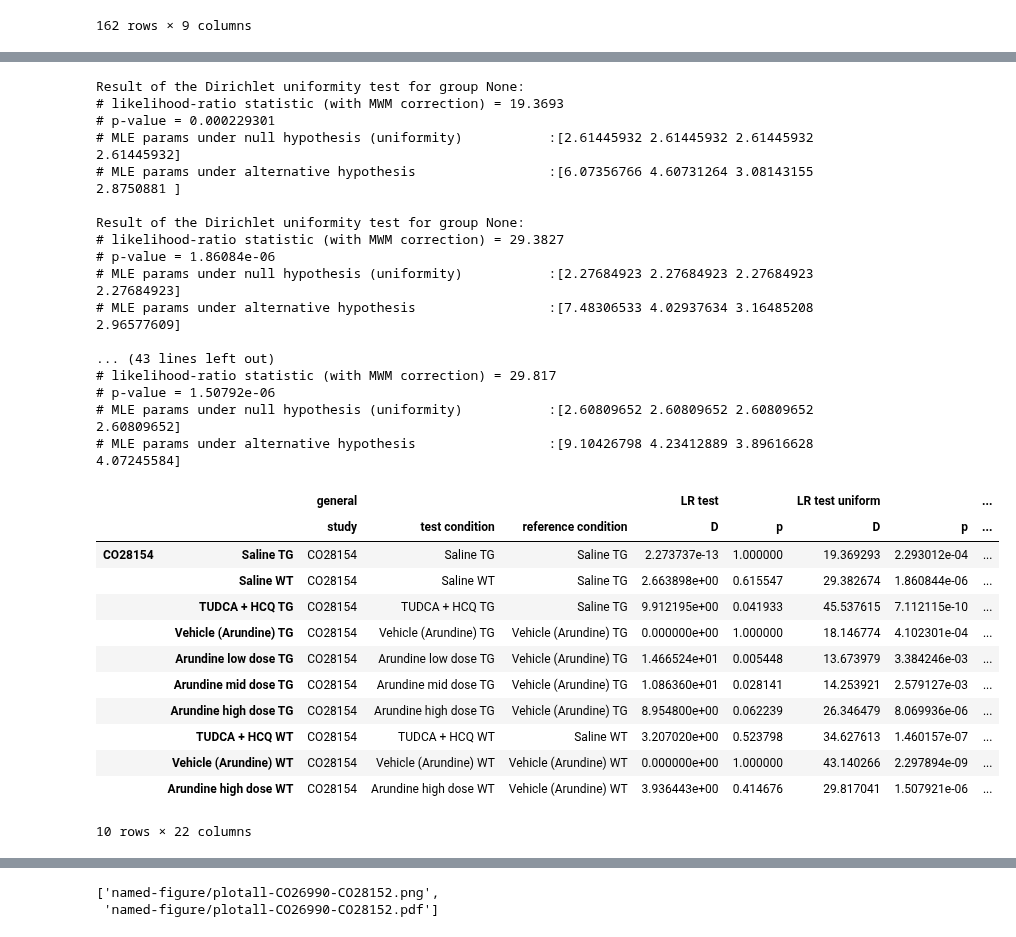
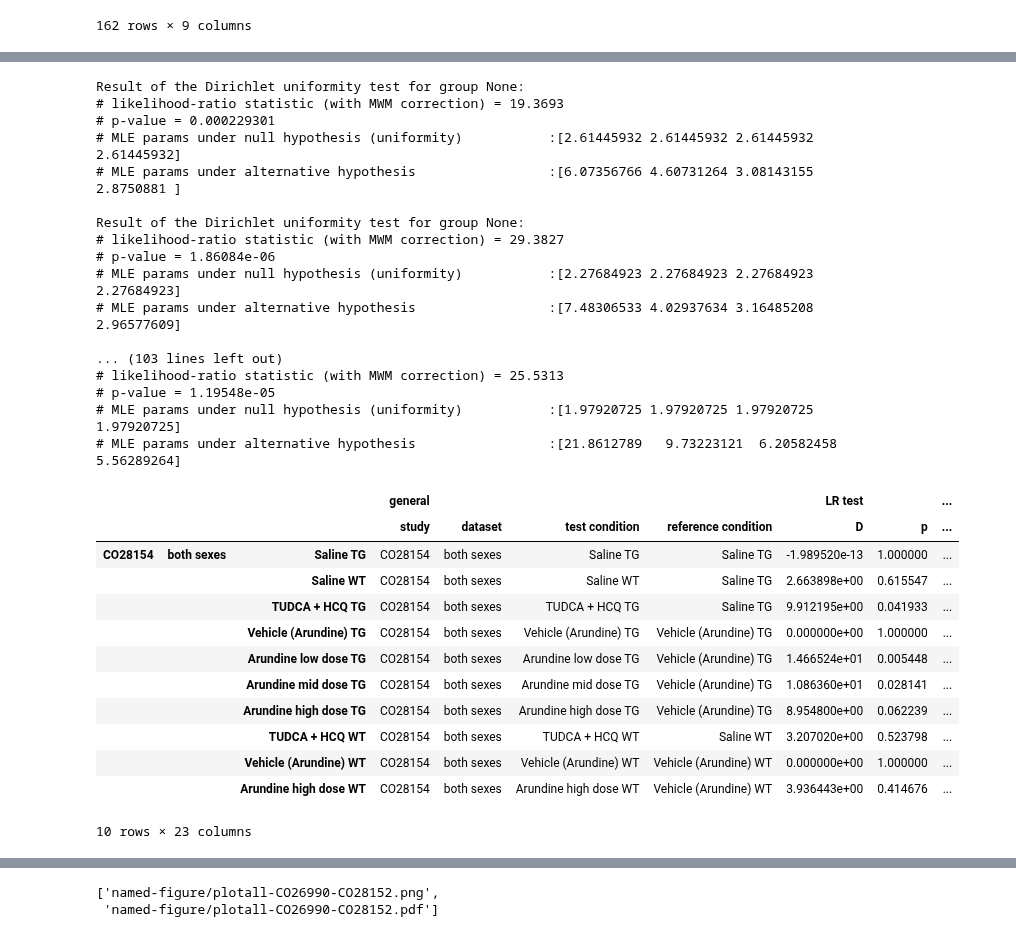
Before and after one commit to attilagk/CTNS-notebook, a Jupyter notebook: 2024-06-26-mwm-test-probe-CO28154/2024-06-26-mwm-test-probe-CO28154.ipynb, the cells around one changed output, grey strips where cells are left out. Drawn from its saved outputs; the diff is of its cells as text; code cells hidden in the pictures.

```diff
--- a/2024-06-26-mwm-test-probe-CO28154/2024-06-26-mwm-test-probe-CO28154.ipynb
+++ b/2024-06-26-mwm-test-probe-CO28154/2024-06-26-mwm-test-probe-CO28154.ipynb
@@ -116,3 +118,5 @@ data_CO28154
+# %%
+data_CO26990_m, data_CO28152_m, data_CO28154_m = [df.loc[df['Sex'] == 'm'] for df in [data_CO26990, data_CO28152, data_CO28154]]
 # %%
 def extract_data4dirichlet(condition, data=data_CO26990, pseudo_time=0.1):
     a = data.loc[data.Condition == condition, 'SE (%)':'SW (%)'].to_numpy()[:, [1, 2, 3, 0]]
@@ -139,14 +143,14 @@ if False:
 # %%
 #study_plotter(data_CO28154)
 # %%
-def test_same_distro_one(test_cond, ref_cond='Saline TG', data=data_CO26990, study='CO26990'):
+def test_same_distro_one(test_cond, ref_cond='Saline TG', data=data_CO26990, study='CO26990', dataset='both sexes'):
     test_data, ref_data = [extract_data4dirichlet(c, data) for c in [test_cond, ref_cond]]
     data_list = [test_data, ref_data, np.concatenate([test_data, ref_data], axis=0)]
     n_list = [d.shape[0] for d in data_list]
     res = dirichlet.test_same_distribution(test_data, ref_data)
     res_unif = dirichlet.test_uniform(test_data)
     #D, p, a_mixed, a_test, a_ref = res
-    columns = pd.MultiIndex.from_product([[study], [test_cond]])
+    columns = pd.MultiIndex.from_product([[study], [dataset], [test_cond]])
     df_LR = pd.DataFrame(np.array(res[:2]), index=pd.MultiIndex.from_product([['LR test'], ['D', 'p']]), columns=columns).transpose()
     df_LR_unif = pd.DataFrame(np.array(res_unif[:2]), index=pd.MultiIndex.from_product([['LR test uniform'], ['D', 'p']]), columns=columns).transpose()
     Z = zip([res[3], res[4], res[2]], [c + ' condition' for c in ['test', 'reference', 'mixed']], n_list)
@@ -162,11 +166,11 @@ def test_same_distro_one(test_cond, ref_cond='Saline TG', data=data_CO26990, stu
     return(df)
 
 
-def test_same_distro(comparisons, data=data_CO26990, study='CO26990'):
+def test_same_distro(comparisons, data=data_CO26990, study='CO26990', dataset='both sexes'):
     test_conditions, ref_conditions = [comparisons[:, i] for i in [0, 1]]
-    l = [test_same_distro_one(test_cond, ref_cond, data=data, study=study) for test_cond, ref_cond in zip(test_conditions, ref_conditions)]
+    l = [test_same_distro_one(test_cond, ref_cond, data=data, study=study, dataset=dataset) for test_cond, ref_cond in zip(test_conditions, ref_conditions)]
     results = pd.concat(l, axis=0)
-    Z = zip([study, test_conditions, ref_conditions], ['study', 'test condition', 'reference condition'])
+    Z = zip([study, dataset, test_conditions, ref_conditions], ['study', 'dataset', 'test condition', 'reference condition'])
     l = [pd.DataFrame(x, index=results.index, columns=pd.MultiIndex.from_product([['general'], [c]])) for x, c in Z]
     results = pd.concat(l + [results], axis=1)
     return(results)
@@ -180,7 +184,8 @@ comparisons_CO26990 = np.array([
     ['Amiloride TG', 'Saline TG'],
 ])
 
-results_CO26990 = test_same_distro(comparisons_CO26990, data=data_CO26990, study='CO26990')
+results_CO26990 = test_same_distro(comparisons_CO26990, data=data_CO26990, study='CO26990', dataset='both sexes')
+results_CO26990_m = test_same_distro(comparisons_CO26990, data=data_CO26990_m, study='CO26990', dataset='males only')
 results_CO26990
 # %% [output]
 Result of the Dirichlet uniformity test for group None:
@@ -257,49 +265,50 @@ Result of the Dirichlet uniformity test for group None:
 # %%
 comparisons_CO28154 = np.array([
     ['Saline TG', 'Saline TG'],
     ['Saline WT', 'Saline TG'],
     ['TUDCA + HCQ TG', 'Saline TG'],
     ['Vehicle (Arundine) TG', 'Vehicle (Arundine) TG'],
     ['Arundine low dose TG', 'Vehicle (Arundine) TG'],
     ['Arundine mid dose TG', 'Vehicle (Arundine) TG'],
     ['Arundine high dose TG', 'Vehicle (Arundine) TG'],
     #['Saline WT', 'Saline WT'],
     ['TUDCA + HCQ WT', 'Saline WT'],
     ['Vehicle (Arundine) WT', 'Vehicle (Arundine) WT'],
     ['Arundine high dose WT', 'Vehicle (Arundine) WT'],
 ])
 
-results_CO28154 = test_same_distro(comparisons_CO28154, data=data_CO28154, study='CO28154')
+results_CO28154 = test_same_distro(comparisons_CO28154, data=data_CO28154, study='CO28154', dataset='both sexes')
+results_CO28154_m = test_same_distro(comparisons_CO28154, data=data_CO28154_m, study='CO28154', dataset='males only')
 results_CO28154
 # %% [output]
 Result of the Dirichlet uniformity test for group None:
 # likelihood-ratio statistic (with MWM correction) = 19.3693
 # p-value = 0.000229301
 # MLE params under null hypothesis (uniformity)           :[2.61445932 2.61445932 2.61445932 2.61445932]
 # MLE params under alternative hypothesis                 :[6.07356766 4.60731264 3.08143155 2.8750881 ]
 
 Result of the Dirichlet uniformity test for group None:
 # likelihood-ratio statistic (with MWM correction) = 29.3827
 # p-value = 1.86084e-06
 # MLE params under null hypothesis (uniformity)           :[2.27684923 2.27684923 2.27684923 2.27684923]
 # MLE params under alternative hypothesis                 :[7.48306533 4.02937634 3.16485208 2.96577609]
 
-... (43 lines left out)
-# likelihood-ratio statistic (with MWM correction) = 29.817
-# p-value = 1.50792e-06
-# MLE params under null hypothesis (uniformity)           :[2.60809652 2.60809652 2.60809652 2.60809652]
-# MLE params under alternative hypothesis                 :[9.10426798 4.23412889 3.89616628 4.07245584]
+... (103 lines left out)
+# likelihood-ratio statistic (with MWM correction) = 25.5313
+# p-value = 1.19548e-05
+# MLE params under null hypothesis (uniformity)           :[1.97920725 1.97920725 1.97920725 1.97920725]
+# MLE params under alternative hypothesis                 :[21.8612789   9.73223121  6.20582458  5.56289264]
-|  |  | general |  |  | LR test |  | LR test uniform |  | ... |
-|  |  | study | test condition | reference condition | D | p | D | p | ... |
-| CO28154 | Saline TG | CO28154 | Saline TG | Saline TG | 2.273737e-13 | 1.000000 | 19.369293 | 2.293012e-04 | ... |
-|  | Saline WT | CO28154 | Saline WT | Saline TG | 2.663898e+00 | 0.615547 | 29.382674 | 1.860844e-06 | ... |
-|  | TUDCA + HCQ TG | CO28154 | TUDCA + HCQ TG | Saline TG | 9.912195e+00 | 0.041933 | 45.537615 | 7.112115e-10 | ... |
-|  | Vehicle (Arundine) TG | CO28154 | Vehicle (Arundine) TG | Vehicle (Arundine) TG | 0.000000e+00 | 1.000000 | 18.146774 | 4.102301e-04 | ... |
-|  | Arundine low dose TG | CO28154 | Arundine low dose TG | Vehicle (Arundine) TG | 1.466524e+01 | 0.005448 | 13.673979 | 3.384246e-03 | ... |
-|  | Arundine mid dose TG | CO28154 | Arundine mid dose TG | Vehicle (Arundine) TG | 1.086360e+01 | 0.028141 | 14.253921 | 2.579127e-03 | ... |
-|  | Arundine high dose TG | CO28154 | Arundine high dose TG | Vehicle (Arundine) TG | 8.954800e+00 | 0.062239 | 26.346479 | 8.069936e-06 | ... |
-|  | TUDCA + HCQ WT | CO28154 | TUDCA + HCQ WT | Saline WT | 3.207020e+00 | 0.523798 | 34.627613 | 1.460157e-07 | ... |
-|  | Vehicle (Arundine) WT | CO28154 | Vehicle (Arundine) WT | Vehicle (Arundine) WT | 0.000000e+00 | 1.000000 | 43.140266 | 2.297894e-09 | ... |
-|  | Arundine high dose WT | CO28154 | Arundine high dose WT | Vehicle (Arundine) WT | 3.936443e+00 | 0.414676 | 29.817041 | 1.507921e-06 | ... |
+|  |  |  | general |  |  |  | LR test |  | ... |
+|  |  |  | study | dataset | test condition | reference condition | D | p | ... |
+| CO28154 | both sexes | Saline TG | CO28154 | both sexes | Saline TG | Saline TG | -1.989520e-13 | 1.000000 | ... |
+|  |  | Saline WT | CO28154 | both sexes | Saline WT | Saline TG | 2.663898e+00 | 0.615547 | ... |
+|  |  | TUDCA + HCQ TG | CO28154 | both sexes | TUDCA + HCQ TG | Saline TG | 9.912195e+00 | 0.041933 | ... |
+|  |  | Vehicle (Arundine) TG | CO28154 | both sexes | Vehicle (Arundine) TG | Vehicle (Arundine) TG | 0.000000e+00 | 1.000000 | ... |
+|  |  | Arundine low dose TG | CO28154 | both sexes | Arundine low dose TG | Vehicle (Arundine) TG | 1.466524e+01 | 0.005448 | ... |
+|  |  | Arundine mid dose TG | CO28154 | both sexes | Arundine mid dose TG | Vehicle (Arundine) TG | 1.086360e+01 | 0.028141 | ... |
+|  |  | Arundine high dose TG | CO28154 | both sexes | Arundine high dose TG | Vehicle (Arundine) TG | 8.954800e+00 | 0.062239 | ... |
+|  |  | TUDCA + HCQ WT | CO28154 | both sexes | TUDCA + HCQ WT | Saline WT | 3.207020e+00 | 0.523798 | ... |
+|  |  | Vehicle (Arundine) WT | CO28154 | both sexes | Vehicle (Arundine) WT | Vehicle (Arundine) WT | 0.000000e+00 | 1.000000 | ... |
+|  |  | Arundine high dose WT | CO28154 | both sexes | Arundine high dose WT | Vehicle (Arundine) WT | 3.936443e+00 | 0.414676 | ... |
-10 rows × 22 columns
+10 rows × 23 columns
 # %%
```
Also changed, not shown: parts of 14 cells of this notebook.
